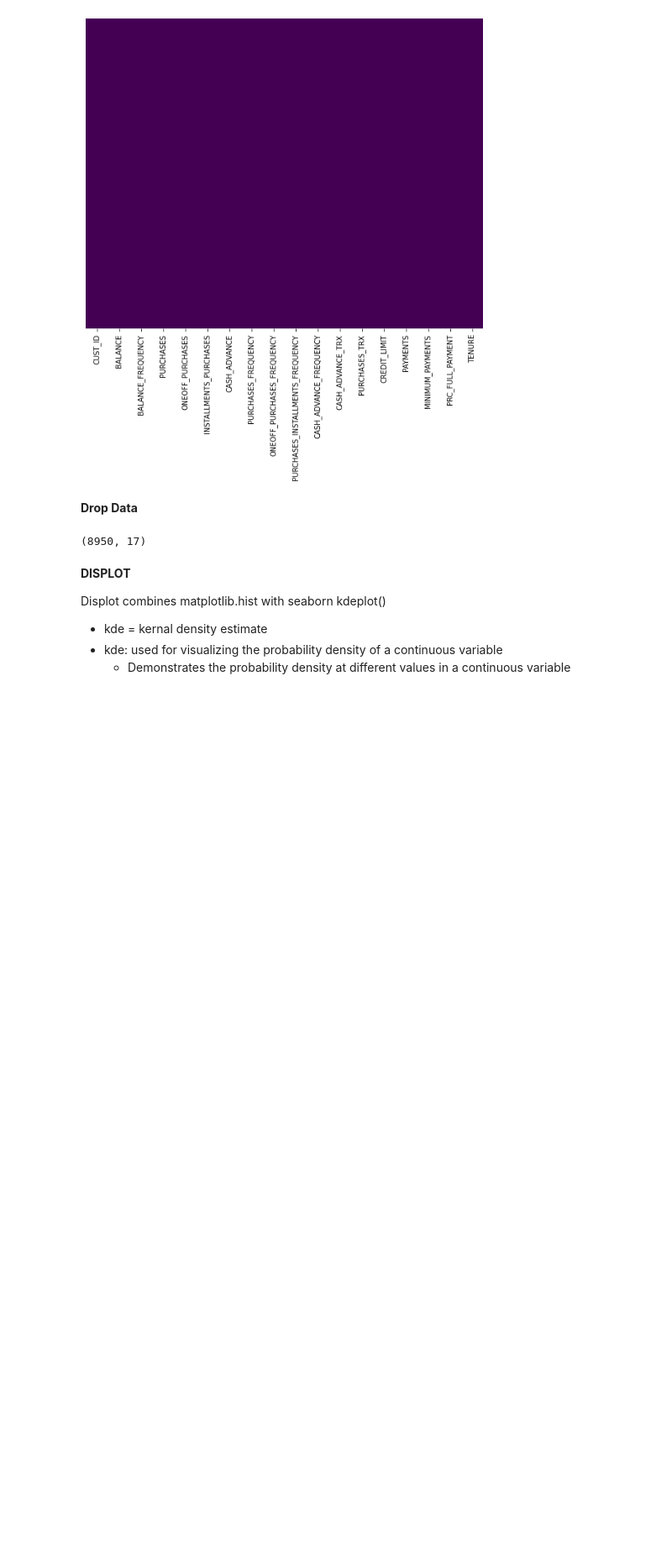
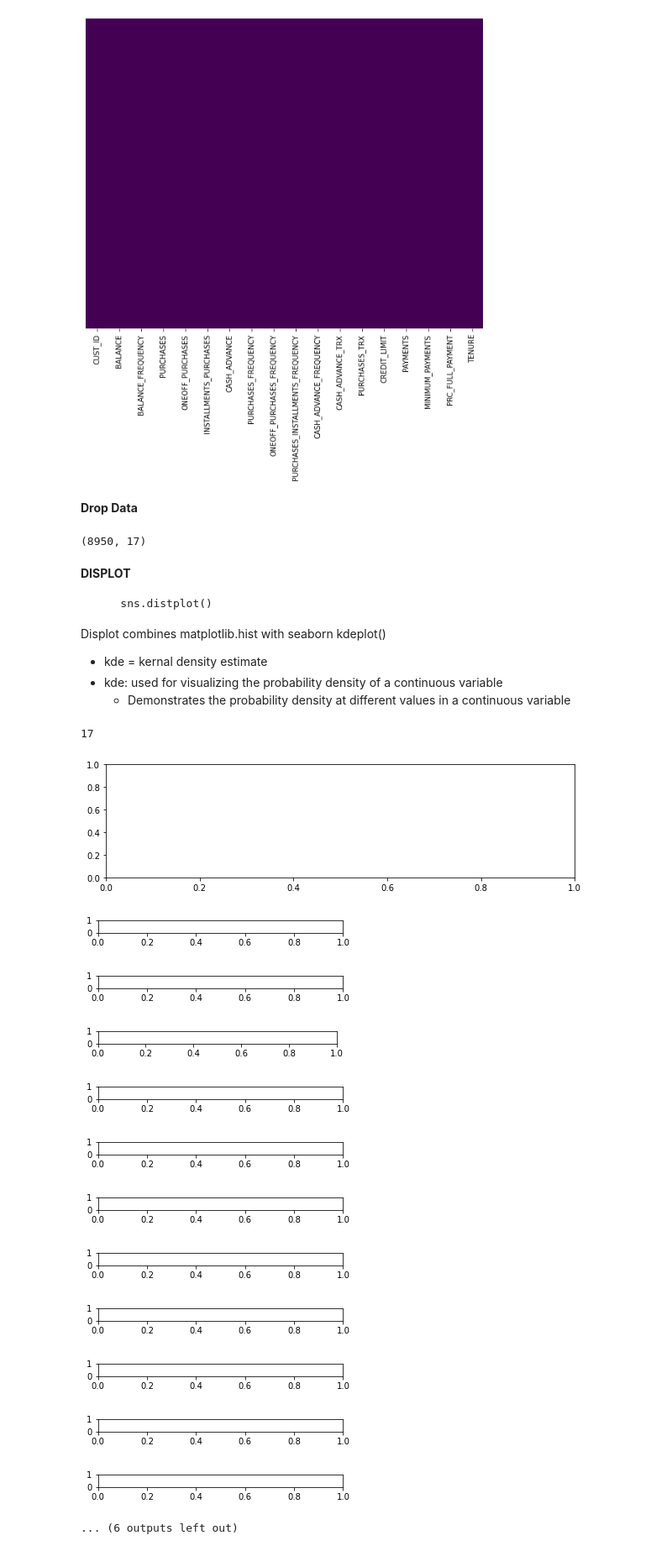
Before and after one commit to clozgil/Market-Segmentation-and-Consumer-Behavior, a Jupyter notebook: Market-Segmentation-and-Consumer-Behavior.ipynb, the cells around one changed output. Shown at 84% size. Drawn from its saved outputs; the diff is of its cells as text; code cells hidden in the pictures; blank space fills up the shorter version.

```diff
--- a/Market-Segmentation-and-Consumer-Behavior.ipynb
+++ b/Market-Segmentation-and-Consumer-Behavior.ipynb
@@ -160,8 +160,36 @@ cc_df.shape
 (8950, 17)
 # %% [markdown]
 **DISPLOT**
+
+        sns.distplot()
 
 Displot combines matplotlib.hist with seaborn kdeplot()
 - kde = kernal density estimate
 - kde: used for visualizing the probability density of a continuous variable
     - Demonstrates the probability density at different values in a continuous variable
+# %%
+len(cc_df.columns)
+# %% [output]
+17
+# %%
+plt.figure(figsize=(10, 50))
+for i in range(17):
+    plt.subplot(17, 1, i+1)
+    sns.displot(data = cc_df[cc_df.columns[i]], kde_kws={'color':'b', 'lw':3, 'label':'KDE'})
+    plt.title(cc_df.columns[i])
+
+plt.tight_layout()
+# %% [output]
+[figure, added]
+[figure, added]
+[figure, added]
+[figure, added]
+[figure, added]
+[figure, added]
+[figure, added]
+[figure, added]
+[figure, added]
+[figure, added]
+[figure, added]
+[figure, added]
+... (6 outputs left out)
```
